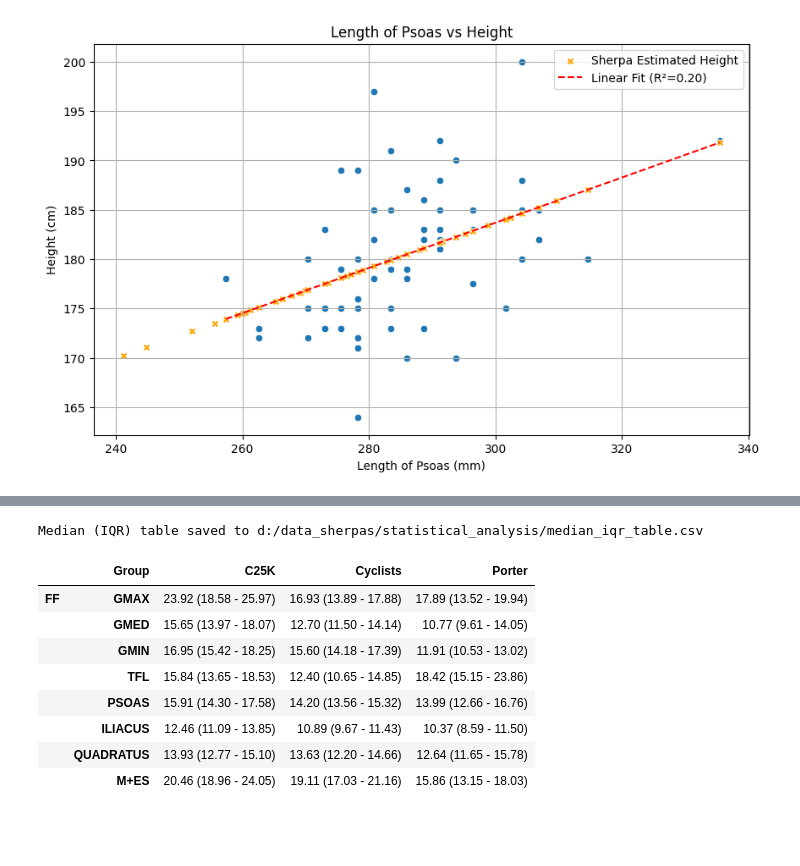
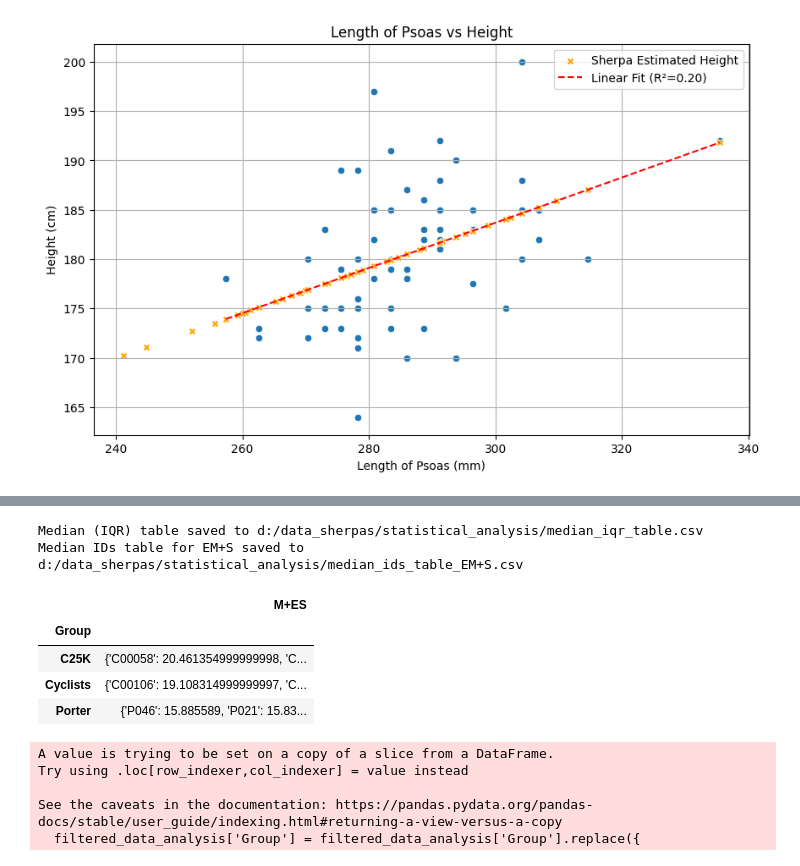
Before and after one commit to mabelzunce/lower-body-muscle-qMRI-pipeline, a Jupyter notebook: src/analysis/statistical_analysis/analyse_ff_and_volume_nepal.ipynb, the cells around one changed output, grey strips where cells are left out. Cells and saved outputs as stored; diff of their text form; code cells hidden in the pictures; blank space fills up the shorter version.

```diff
--- a/src/analysis/statistical_analysis/analyse_ff_and_volume_nepal.ipynb
+++ b/src/analysis/statistical_analysis/analyse_ff_and_volume_nepal.ipynb
@@ -477,9 +487,23 @@ for i, muscle in enumerate(muscle_list):
         palette='Set2', alpha=0.6, jitter=True, size=8, hue='Group', legend=False,
         edgecolor='black', linewidth=1, ax=ax
     )
-    ax.set_ylabel('Fat Fraction')
-    ax.set_title(f'{muscle} Fat Fraction by Group')
+    ax.set_ylabel('Fat Fraction', fontsize=14)
+    ax.set_title(f'{muscle}', fontsize=18)
     ax.grid(True)
+    # Add significance annotations
+    pairs = [(group1, group2) for group1 in filtered_data_analysis['Group'].unique() for group2 in filtered_data_analysis['Group'].unique() if group1 != group2]
+    for group1, group2 in pairs:
+        group1_data = filtered_data_analysis[filtered_data_analysis['Group'] == group1][f'FF_{muscle}']
+        group2_data = filtered_data_analysis[filtered_data_analysis['Group'] == group2][f'FF_{muscle}']
+        #t_stat, p_val = stats.ttest_ind(group1_data.dropna(), group2_data.dropna(), equal_var=False)
+        # Perform Kruskal-Wallis test
+        stat, p_val = stats.kruskal(
+            *[filtered_data_analysis[filtered_data_analysis['Group'] == group][f'FF_{muscle}'].dropna()
+              for group in filtered_data_analysis['Group'].unique()]
+        )
+        if p_val < 0.05:  # Significant difference
+            y_max = max(group1_data.max(), group2_data.max())
+            ax.text((pairs.index((group1, group2)) + 1) * 0.1, y_max * 1.05, '*', fontsize=14, color='red', ha='center')
     # Only show legend for the fourth plot (top right: i == 3)
     if i == 3:
         if ax.get_legend():
@@ -498,39 +522,82 @@ plt.show()
 def median_iqr(series):
     median = series.median()
     q1 = series.quantile(0.25)
     q3 = series.quantile(0.75)
     return f"{median:.1f} ({q1:.1f} - {q3:.1f})"
 
 # Initialize an empty dictionary to store results
 results = {}
 
 # Iterate over each muscle and variable
 for var in ['FF']:#['VOL', 'NORM_VOL', 'LEAN_NORM_VOL', 'NORMH_VOL', 'LEAN_NORMH_VOL', 'NORMH2_VOL', 'LEAN_NORMH2_VOL']:
     results[var] = {}
     for muscle in muscles:
         column = f"{var}_{muscle}"
         if column in filtered_data_analysis.columns:
             # Group by 'Group' and calculate median (IQR) for each group
             results[var][muscle] = filtered_data_analysis.groupby('Group')[column].apply(median_iqr)
 
 # Convert the results dictionary to a DataFrame
 results_df = pd.concat({var: pd.DataFrame(data).T for var, data in results.items()}, axis=0)
 
 # Save the results to a CSV file
 results_table_path = os.path.join(output_path, "median_iqr_table.csv")
 results_df.to_csv(results_table_path)
 print(f"Median (IQR) table saved to {results_table_path}")
 
 # Display the table
 results_df
+
+# Get the IDs for the two values closest to the median in each group for the EM+S muscle and variable
+median_ids = {}
+
+for var in ['FF']:
+    median_ids[var] = {}
+    muscle = 'M+ES'
+    column = f"{var}_{muscle}"
+    if column in filtered_data_analysis.columns:
+        # Group by 'Group' and find the IDs corresponding to the two values closest to the median
+        median_ids[var][muscle] = filtered_data_analysis.groupby('Group').apply(
+            lambda group: group.loc[
+                (group[column] - group[column].median()).abs().nsmallest(2).index, 'ID'
+            ].tolist()
+        )
+        # Save the FF values for the two IDs closest to the median
+        median_ids[var][muscle] = median_ids[var][muscle].apply(
+            lambda ids: {
+            id_: filtered_data_analysis.loc[filtered_data_analysis['ID'] == id_, column].values[0]
+            for id_ in ids
+            }
+        )
+
+# Convert the median IDs dictionary to a DataFrame
+median_ids_df = pd.DataFrame(median_ids['FF'])
+
+# Save the median IDs to a CSV file
+median_ids_table_path = os.path.join(output_path, "median_ids_table_EM+S.csv")
+median_ids_df.to_csv(median_ids_table_path)
+print(f"Median IDs table for EM+S saved to {median_ids_table_path}")
+
+# Display the table
+median_ids_df
 # %% [output]
 Median (IQR) table saved to d:/data_sherpas/statistical_analysis/median_iqr_table.csv
+Median IDs table for EM+S saved to d:/data_sherpas/statistical_analysis/median_ids_table_EM+S.csv
-|  | Group | C25K | Cyclists | Porter |
-| FF | GMAX | 23.92 (18.58 - 25.97) | 16.93 (13.89 - 17.88) | 17.89 (13.52 - 19.94) |
-|  | GMED | 15.65 (13.97 - 18.07) | 12.70 (11.50 - 14.14) | 10.77 (9.61 - 14.05) |
-|  | GMIN | 16.95 (15.42 - 18.25) | 15.60 (14.18 - 17.39) | 11.91 (10.53 - 13.02) |
-|  | TFL | 15.84 (13.65 - 18.53) | 12.40 (10.65 - 14.85) | 18.42 (15.15 - 23.86) |
-|  | PSOAS | 15.91 (14.30 - 17.58) | 14.20 (13.56 - 15.32) | 13.99 (12.66 - 16.76) |
-|  | ILIACUS | 12.46 (11.09 - 13.85) | 10.89 (9.67 - 11.43) | 10.37 (8.59 - 11.50) |
-|  | QUADRATUS | 13.93 (12.77 - 15.10) | 13.63 (12.20 - 14.66) | 12.64 (11.65 - 15.78) |
-|  | M+ES | 20.46 (18.96 - 24.05) | 19.11 (17.03 - 21.16) | 15.86 (13.15 - 18.03) |
+|  | M+ES |
+| Group |  |
+| C25K | {'C00058': 20.461354999999998, 'C... |
+| Cyclists | {'C00106': 19.108314999999997, 'C... |
+| Porter | {'P046': 15.885589, 'P021': 15.83... |
+# %%
+# Rename groups in filtered_data_analysis for better plotting
+filtered_data_analysis['Group'] = filtered_data_analysis['Group'].replace({
+    'Porter': 'Porters',
+    'C25K': 'Low Physical Activity',
+    'Cyclists': 'Cyclists'
+})
+# %% [output]
+A value is trying to be set on a copy of a slice from a DataFrame.
+Try using .loc[row_indexer,col_indexer] = value instead
+
+See the caveats in the documentation: https://pandas.pydata.org/pandas-docs/stable/user_guide/indexing.html#returning-a-view-versus-a-copy
+  filtered_data_analysis['Group'] = filtered_data_analysis['Group'].replace({
```
Also changed, not shown: parts of 16 cells of this notebook, 3 other files.
